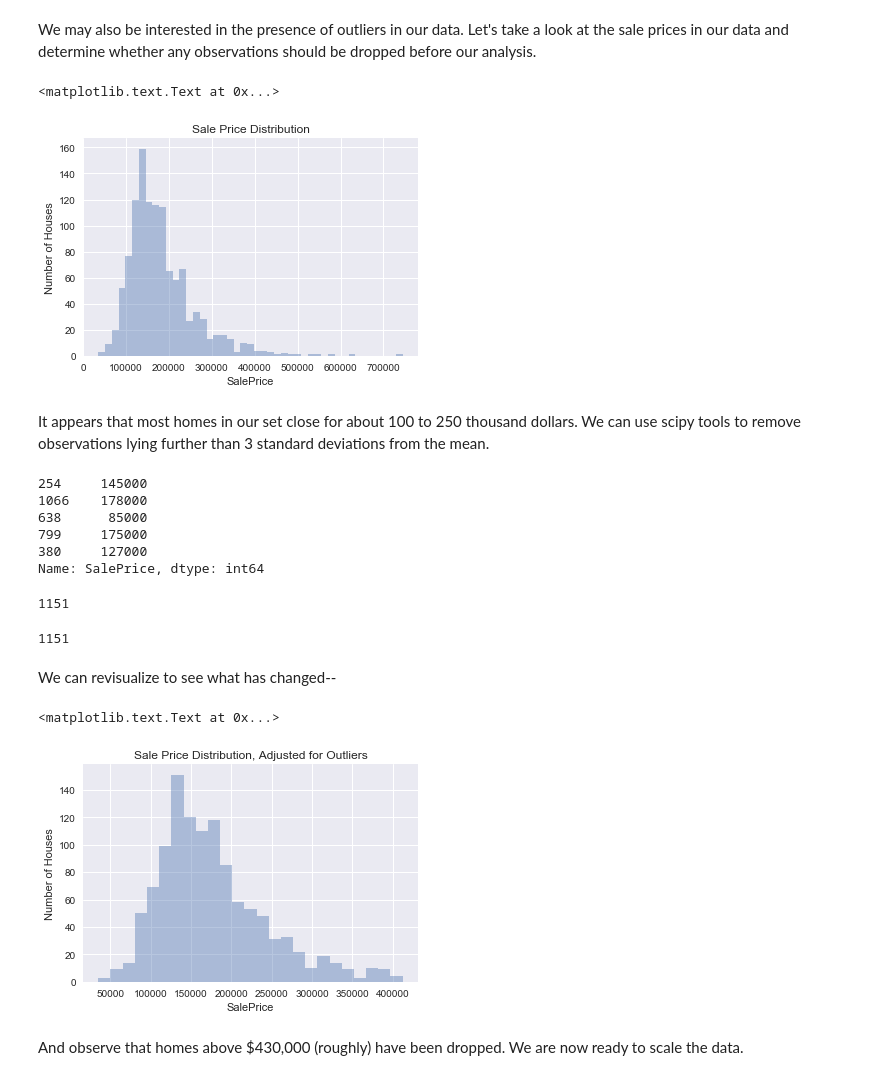
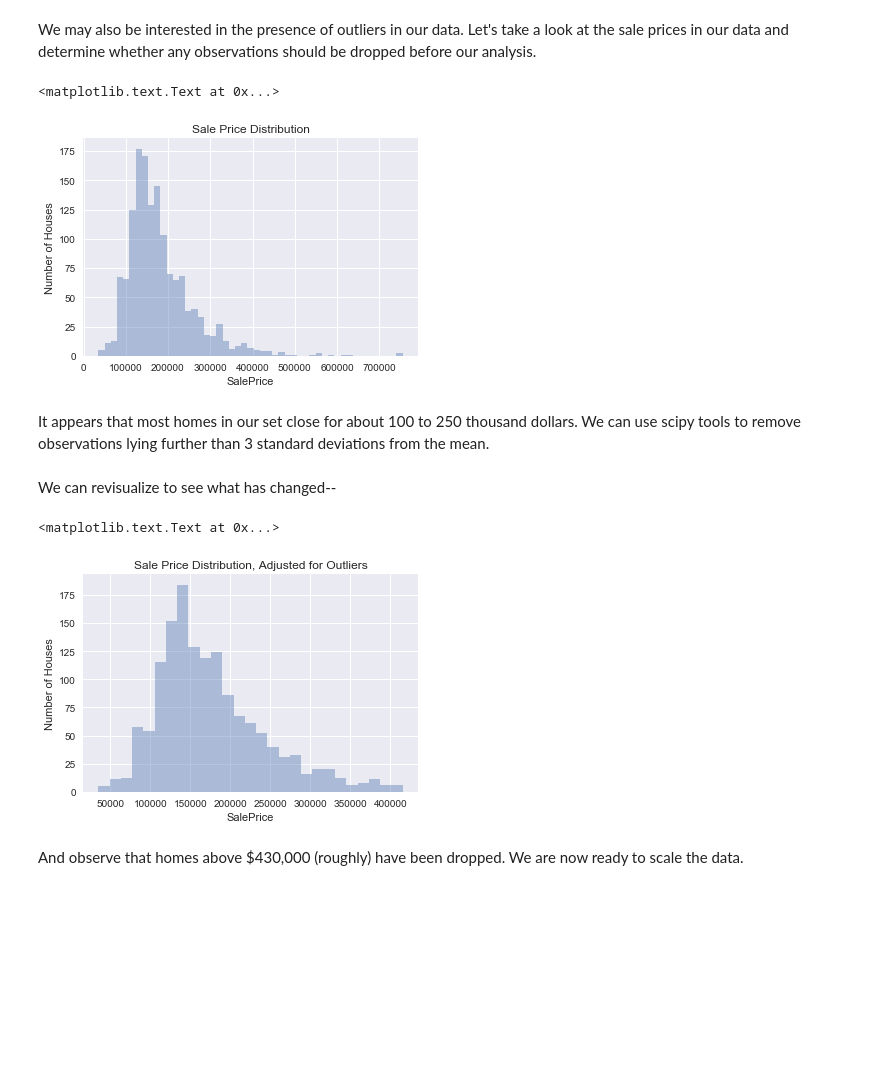
Before and after one commit to broad32/byu_econ_applied_machine_learning, a Jupyter notebook: homeworks/Homework_#2.ipynb, the cells around one changed output. Drawn from its saved outputs; the diff is of its cells as text; code cells hidden in the pictures; blank space fills up the shorter version.

```diff
--- a/homeworks/Homework_#2.ipynb
+++ b/homeworks/Homework_#2.ipynb
@@ -296,4 +296,4 @@ Fin    285
 Name: GarageFinish, dtype: int64
 # %%
-X_train=pd.get_dummies(X_train, columns=['GarageFinish'])
+train=pd.get_dummies(train, columns=['GarageFinish'])
 # %%
@@ -341,5 +341,5 @@ X_train.columns[X_train.isnull().any()].tolist()
  'Fence',
  'MiscFeature']
 # %%
-X_train=X_train.drop(dropped,axis=1)
+train=train.drop(dropped,axis=1)
 # %%
@@ -365,24 +365,15 @@ Length: 126, dtype: object
 # %% [markdown]
 Exterior2nd is still an object and probably not a huge driver of home value so I'm going to drop it from my data frame.
 # %%
-X_train=X_train.drop(['Exterior2nd'],axis=1)
+train=train.drop(['Exterior2nd'],axis=1)
 # %% [markdown]
 We may also be interested in the presence of outliers in our data.  Let's take a look at the sale prices in our data and determine whether any observations should be dropped before our analysis.
 # %%
-sns.distplot(X_train.SalePrice, kde=False) #kde is kernel density estimate
+sns.distplot(train.SalePrice, kde=False) #kde is kernel density estimate
 plt.ylabel('Number of Houses')
 plt.title('Sale Price Distribution')
 # %% [output]
 <matplotlib.text.Text at 0x...>
-[figure, old version]
+[figure, new version]
 # %% [markdown]
 It appears that most homes in our set close for about 100 to 250 thousand dollars.  We can use scipy tools to remove observations lying further than 3 standard deviations from the mean.
-# %%
-y_train.head()
-# %% [output]
-254     145000
-1066    178000
-638      85000
-799     175000
-380     127000
-Name: SalePrice, dtype: int64
@@ -389,11 +382,2 @@ Name: SalePrice, dtype: int64
 # %%
-X_train=X_train[(np.abs(stats.zscore(X_train.SalePrice))<3)]
-y_train=y_train[(np.abs(stats.zscore(y_train))<3)]
+train=train[(np.abs(stats.zscore(train.SalePrice))<3)]
-# %%
-len(y_train)
-# %% [output]
-1151
-# %%
-len(X_train)
-# %% [output]
-1151
@@ -400,12 +388,12 @@ len(X_train)
 # %% [markdown]
 We can revisualize to see what has changed--
 # %%
-sns.distplot(X_train.SalePrice, kde=False) #kde is kernel density estimate
+sns.distplot(train.SalePrice, kde=False) #kde is kernel density estimate
 plt.ylabel('Number of Houses')
 plt.title('Sale Price Distribution, Adjusted for Outliers')
 # %% [output]
 <matplotlib.text.Text at 0x...>
-[figure, old version]
+[figure, new version]
 # %% [markdown]
 And observe that homes above $430,000 (roughly) have been dropped.  We are now ready to scale the data.
 # %% [markdown]
```
Also changed, not shown: parts of 65 cells of this notebook.
